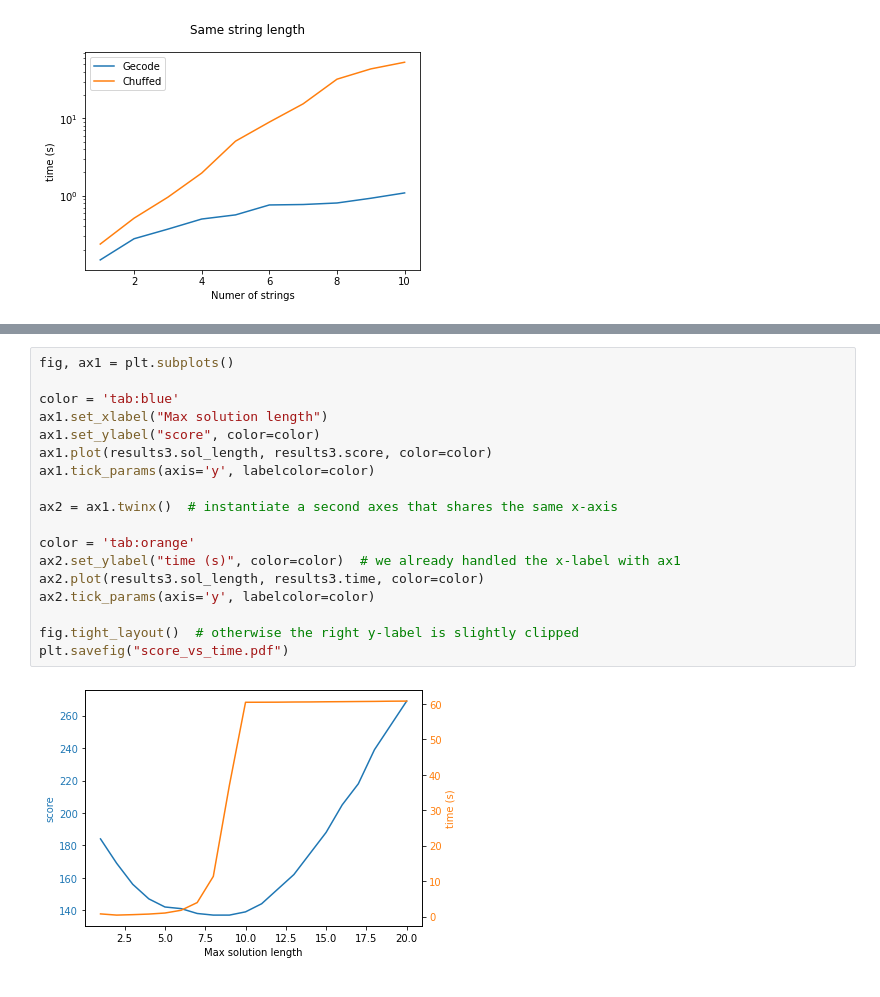
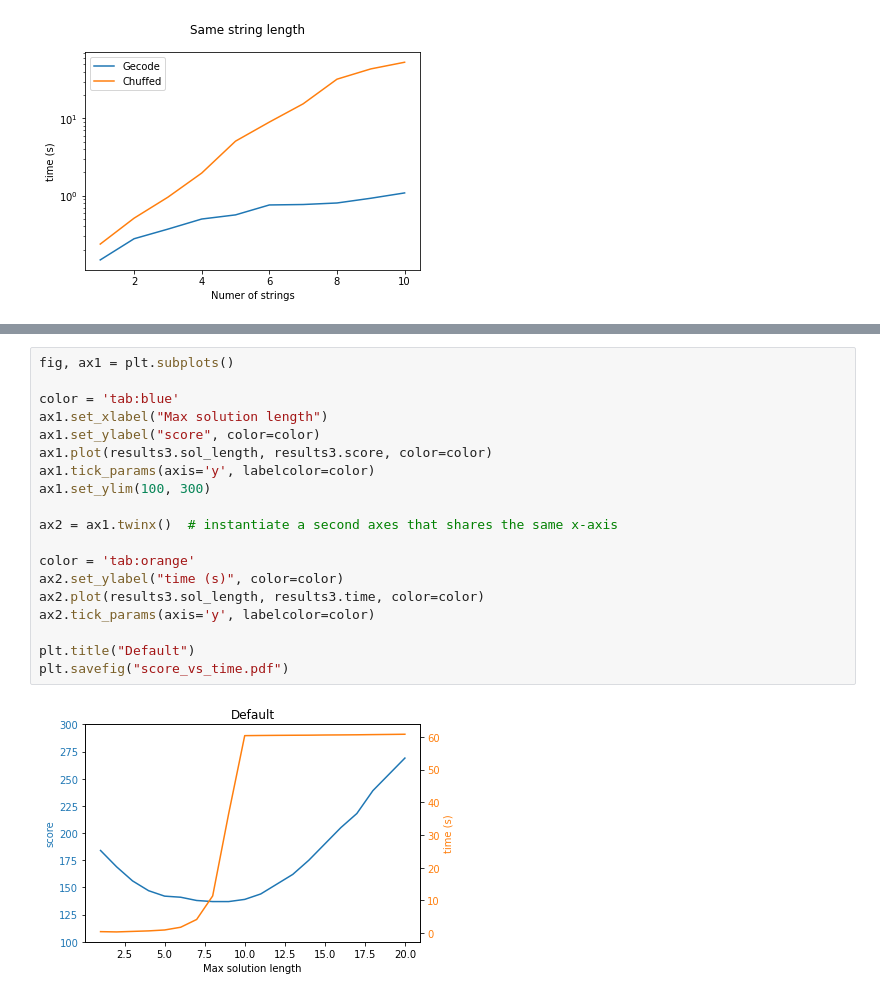
Before and after one commit to ML31/PS_in_AI, a Jupyter notebook: main.ipynb, the cells around one changed output, grey strips where cells are left out. Saved outputs shown, nothing was run; the diff lists cells and outputs as text.

```diff
--- a/main.ipynb
+++ b/main.ipynb
@@ -265,20 +277,21 @@ Solution length: 20. Found GACCTCGGCAAAAAAAAAAA with score 269 in 60.76s
 # %%
 fig, ax1 = plt.subplots()
 
 color = 'tab:blue'
 ax1.set_xlabel("Max solution length")
 ax1.set_ylabel("score", color=color)
 ax1.plot(results3.sol_length, results3.score, color=color)
 ax1.tick_params(axis='y', labelcolor=color)
+ax1.set_ylim(100, 300)
 
 ax2 = ax1.twinx()  # instantiate a second axes that shares the same x-axis
 
 color = 'tab:orange'
-ax2.set_ylabel("time (s)", color=color)  # we already handled the x-label with ax1
+ax2.set_ylabel("time (s)", color=color)
 ax2.plot(results3.sol_length, results3.time, color=color)
 ax2.tick_params(axis='y', labelcolor=color)
 
-fig.tight_layout()  # otherwise the right y-label is slightly clipped
+plt.title("Default")
 plt.savefig("score_vs_time.pdf")
 # %% [output]
-[figure, old version]
+[figure, new version]
```
Also changed, not shown: parts of 11 cells of this notebook, 5 other files.
